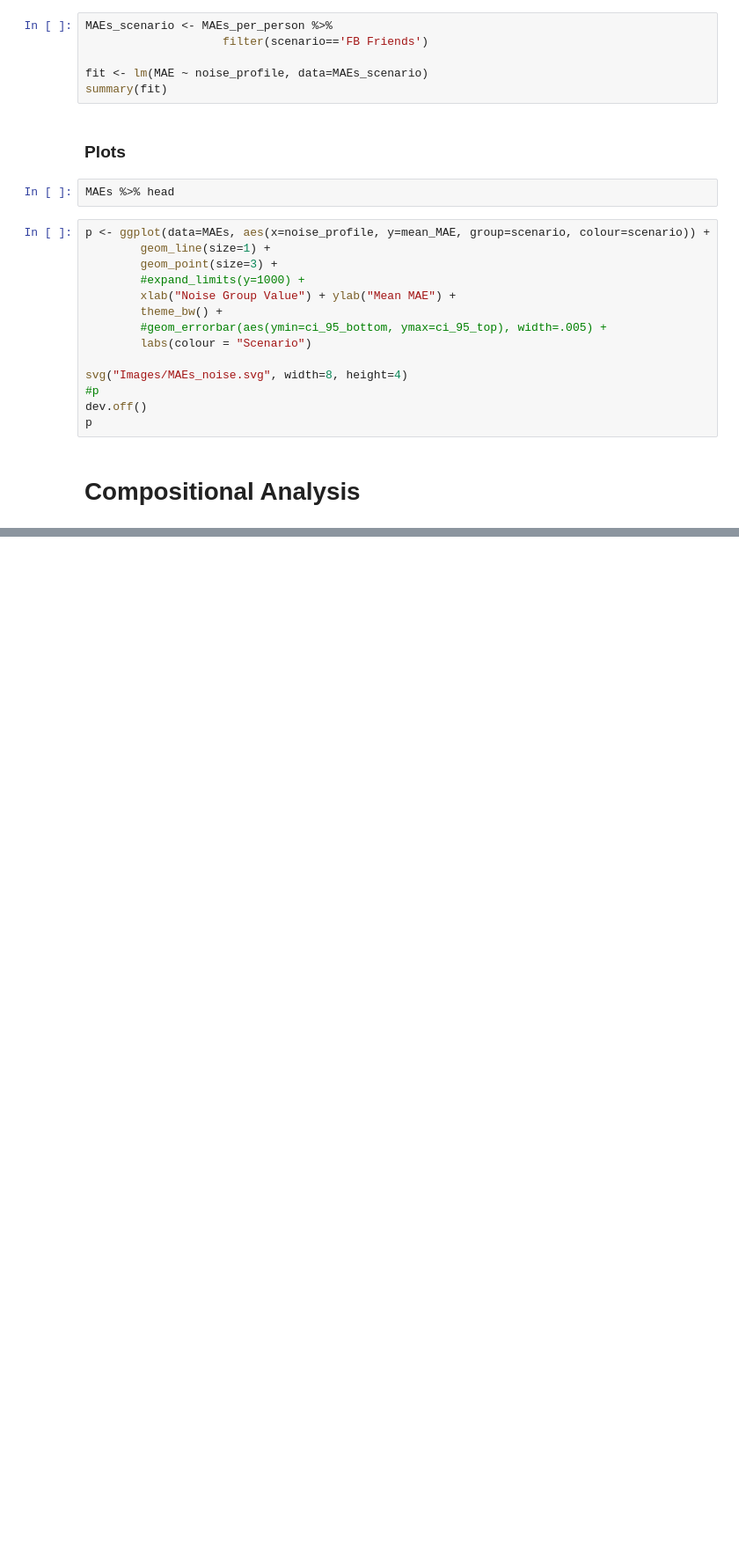
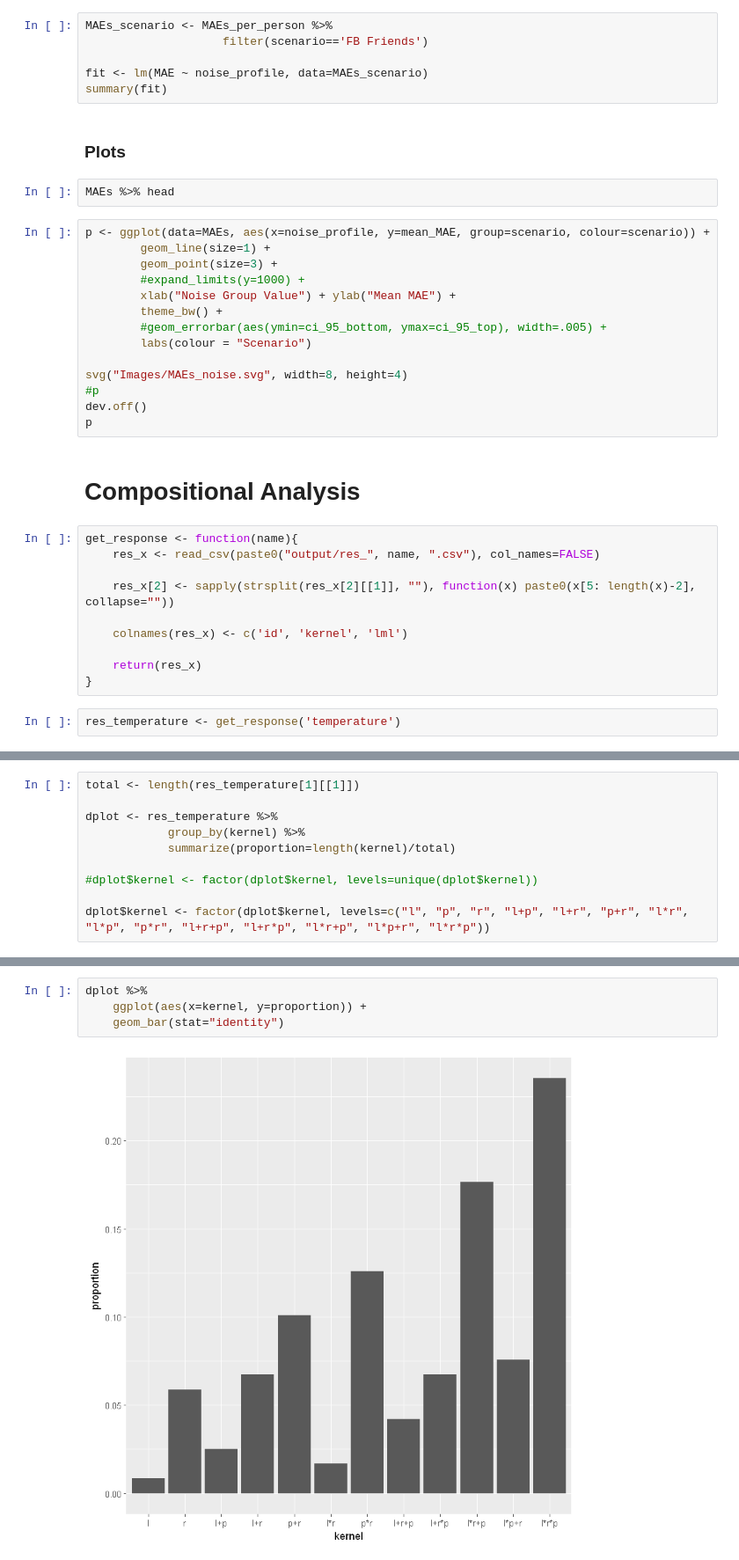
Before and after one commit to ericschulz/compforca, a Jupyter notebook: Data analysis/Analysis.ipynb, the cells around one changed output, grey strips where cells are left out. Shown at 88% size. Saved outputs shown, nothing was run; the diff lists cells and outputs as text; blank space fills up the shorter version.

Commit message:
Added proportions' bar plot

```diff
--- a/Data analysis/Analysis.ipynb
+++ b/Data analysis/Analysis.ipynb
@@ -753,3 +771,15 @@ dev.off()
 p
 # %% [markdown]
 # Compositional Analysis
+# %%
+get_response <- function(name){
+    res_x <- read_csv(paste0("output/res_", name, ".csv"), col_names=FALSE)
+
+    res_x[2] <- sapply(strsplit(res_x[2][[1]], ""), function(x) paste0(x[5: length(x)-2], collapse=""))
+
+    colnames(res_x) <- c('id', 'kernel', 'lml')
+
+    return(res_x)
+}
+# %%
+res_temperature <- get_response('temperature')
@@ -755,0 +793,10 @@ p
+# %%
+total <- length(res_temperature[1][[1]])
+
+dplot <- res_temperature %>%
+            group_by(kernel) %>%
+            summarize(proportion=length(kernel)/total)
+
+#dplot$kernel <- factor(dplot$kernel, levels=unique(dplot$kernel))
+
+dplot$kernel <- factor(dplot$kernel, levels=c("l", "p", "r", "l+p", "l+r", "p+r", "l*r", "l*p", "p*r", "l+r+p", "l+r*p", "l*r+p", "l*p+r", "l*r*p"))
@@ -755,0 +819,6 @@ p
+# %%
+dplot %>%
+    ggplot(aes(x=kernel, y=proportion)) +
+    geom_bar(stat="identity")
+# %% [output]
+[figure, added]
```
Also changed, not shown: parts of 3 cells of this notebook, 1 other file.
